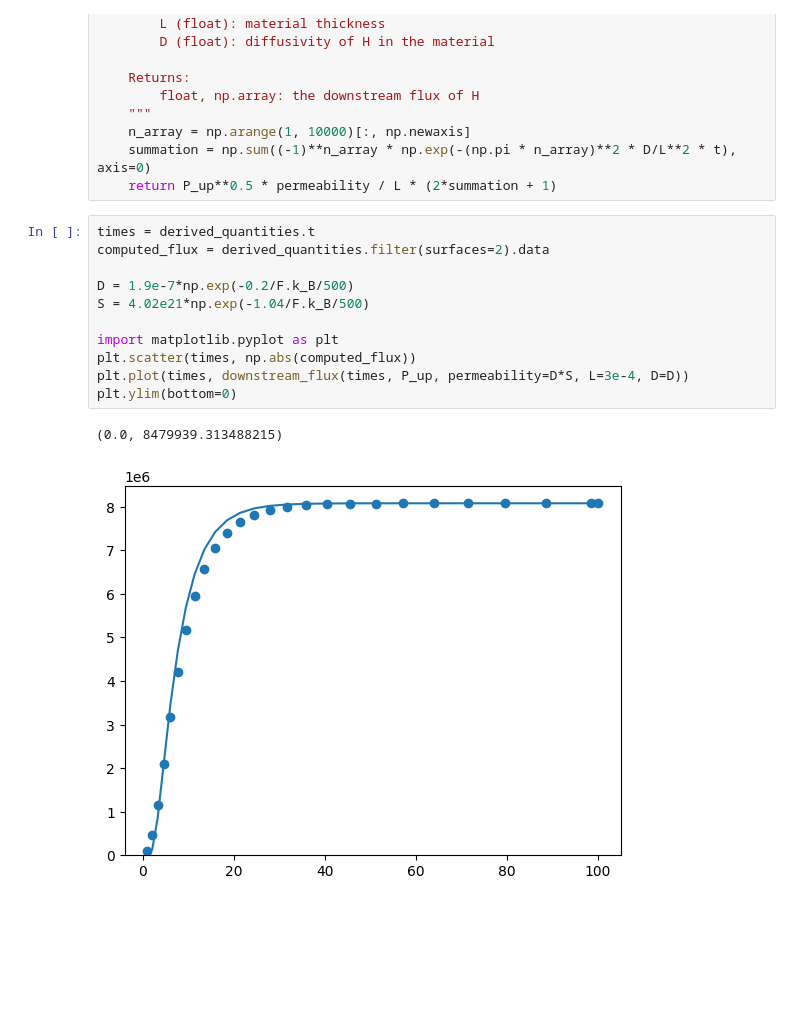
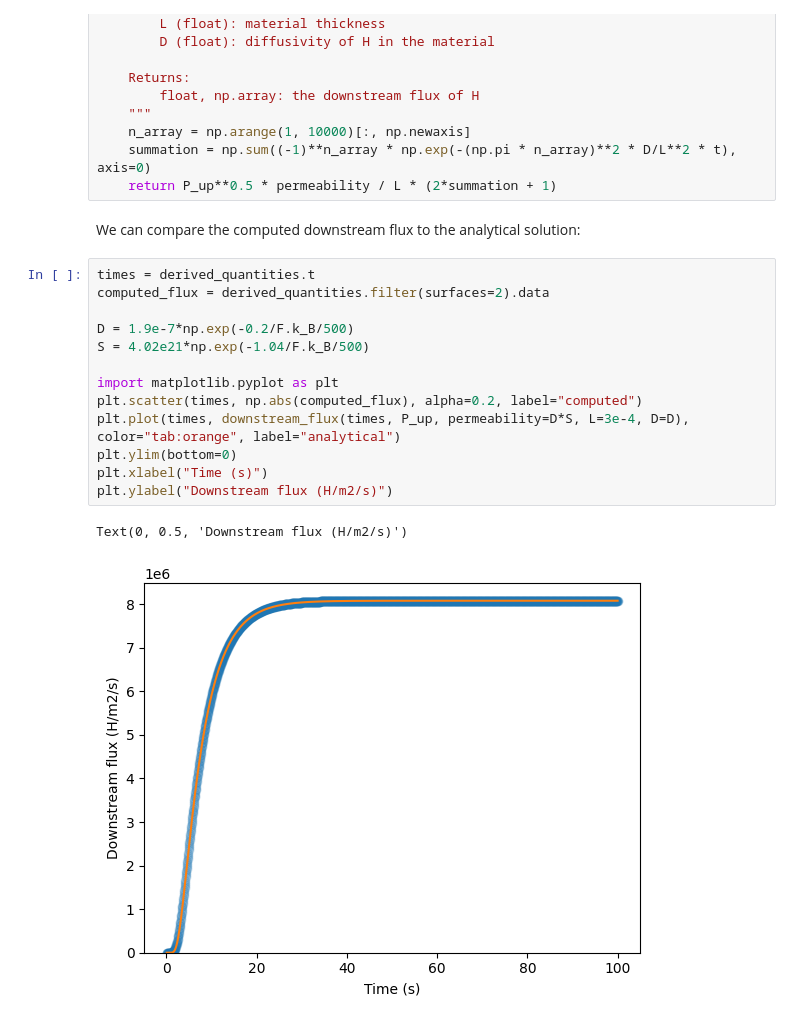
Before and after one commit to festim-dev/FESTIM-workshop, a Jupyter notebook: tasks/permeation_task.ipynb, the cells around one changed output. Cells and saved outputs as stored; diff of their text form; blank space fills up the shorter version.

Commit message:
added comparison to analytical

```diff
--- a/tasks/permeation_task.ipynb
+++ b/tasks/permeation_task.ipynb
@@ -85,17 +82,21 @@ def downstream_flux(t, P_up, permeability, L, D):
     n_array = np.arange(1, 10000)[:, np.newaxis]
     summation = np.sum((-1)**n_array * np.exp(-(np.pi * n_array)**2 * D/L**2 * t), axis=0)
     return P_up**0.5 * permeability / L * (2*summation + 1)
+# %% [markdown]
+We can compare the computed downstream flux to the analytical solution:
 # %%
 times = derived_quantities.t
 computed_flux = derived_quantities.filter(surfaces=2).data
 
 D = 1.9e-7*np.exp(-0.2/F.k_B/500)
 S = 4.02e21*np.exp(-1.04/F.k_B/500)
 
 import matplotlib.pyplot as plt
-plt.scatter(times, np.abs(computed_flux))
-plt.plot(times, downstream_flux(times, P_up, permeability=D*S, L=3e-4, D=D))
+plt.scatter(times, np.abs(computed_flux), alpha=0.2, label="computed")
+plt.plot(times, downstream_flux(times, P_up, permeability=D*S, L=3e-4, D=D), color="tab:orange", label="analytical")
 plt.ylim(bottom=0)
+plt.xlabel("Time (s)")
+plt.ylabel("Downstream flux (H/m2/s)")
 # %% [output]
-(0.0, 8479939.313488215)
+Text(0, 0.5, 'Downstream flux (H/m2/s)')
-[figure, old version]
+[figure, new version]
```
Also changed, not shown: parts of 5 cells of this notebook.
